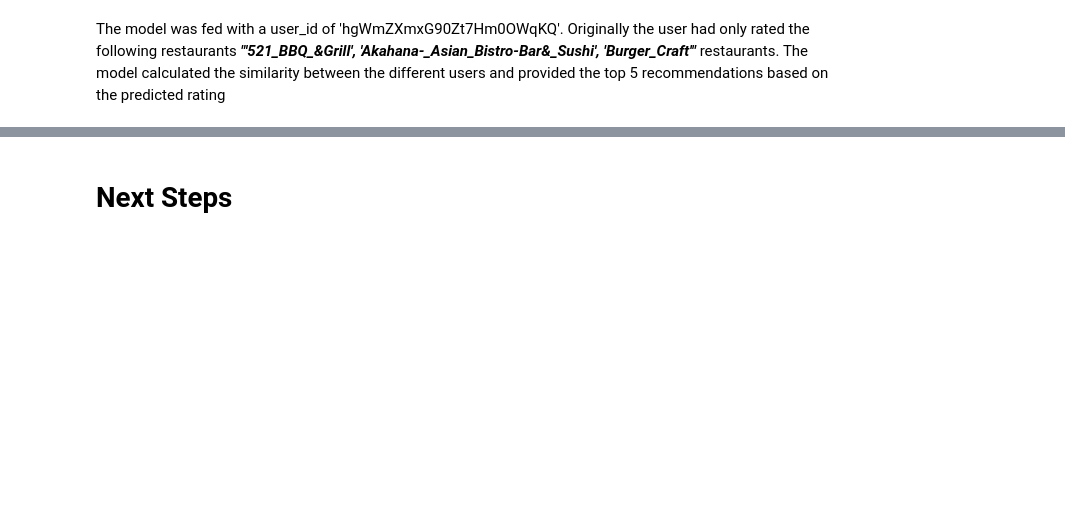
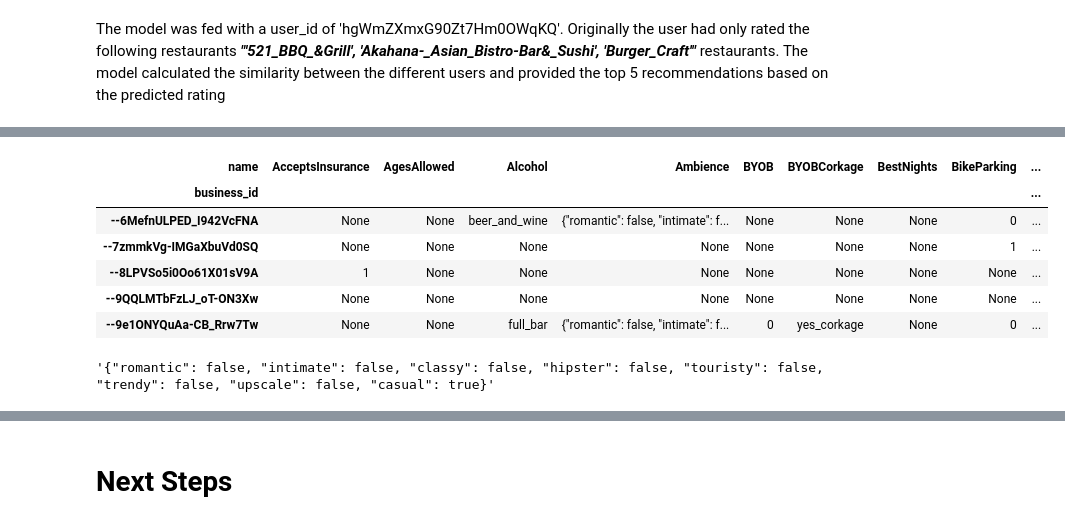
Before and after one commit to Ajinth/Recommender-System, a Jupyter notebook: Code/Yelp_Recommender_System.ipynb, the cells around one changed output, grey strips where cells are left out. Drawn from its saved outputs; the diff is of its cells as text; code cells hidden in the pictures; blank space fills up the shorter version.

```diff
--- a/Code/Yelp_Recommender_System.ipynb
+++ b/Code/Yelp_Recommender_System.ipynb
@@ -1002,0 +1080,18 @@ The model was fed with a user_id of 'hgWmZXmxG90Zt7Hm0OWqKQ'. Originally the use
+# %%
+restaurant_attributes = attribute_df.pivot(index='business_id', columns='name', values='value' )
+# %%
+restaurant_attributes.head()
+# %% [output]
+| name | AcceptsInsurance | AgesAllowed | Alcohol | Ambience | BYOB | BYOBCorkage | BestNights | BikeParking | ... |
+| business_id |  |  |  |  |  |  |  |  | ... |
+| --6MefnULPED_I942VcFNA | None | None | beer_and_wine | {"romantic": false, "intimate": f... | None | None | None | 0 | ... |
+| --7zmmkVg-IMGaXbuVd0SQ | None | None | None | None | None | None | None | 1 | ... |
+| --8LPVSo5i0Oo61X01sV9A | 1 | None | None | None | None | None | None | None | ... |
+| --9QQLMTbFzLJ_oT-ON3Xw | None | None | None | None | None | None | None | None | ... |
+| --9e1ONYQuAa-CB_Rrw7Tw | None | None | full_bar | {"romantic": false, "intimate": f... | 0 | yes_corkage | None | 0 | ... |
+# %%
+'''Validating some of the columns where the values are stored as a dictionary'''
+# Ambience
+restaurant_attributes['Ambience'][0]
+# %% [output]
+'{"romantic": false, "intimate": false, "classy": false, "hipster": false, "touristy": false, "trendy": false, "upscale": false, "casual": true}'
```
Also changed, not shown: parts of 65 cells of this notebook.
